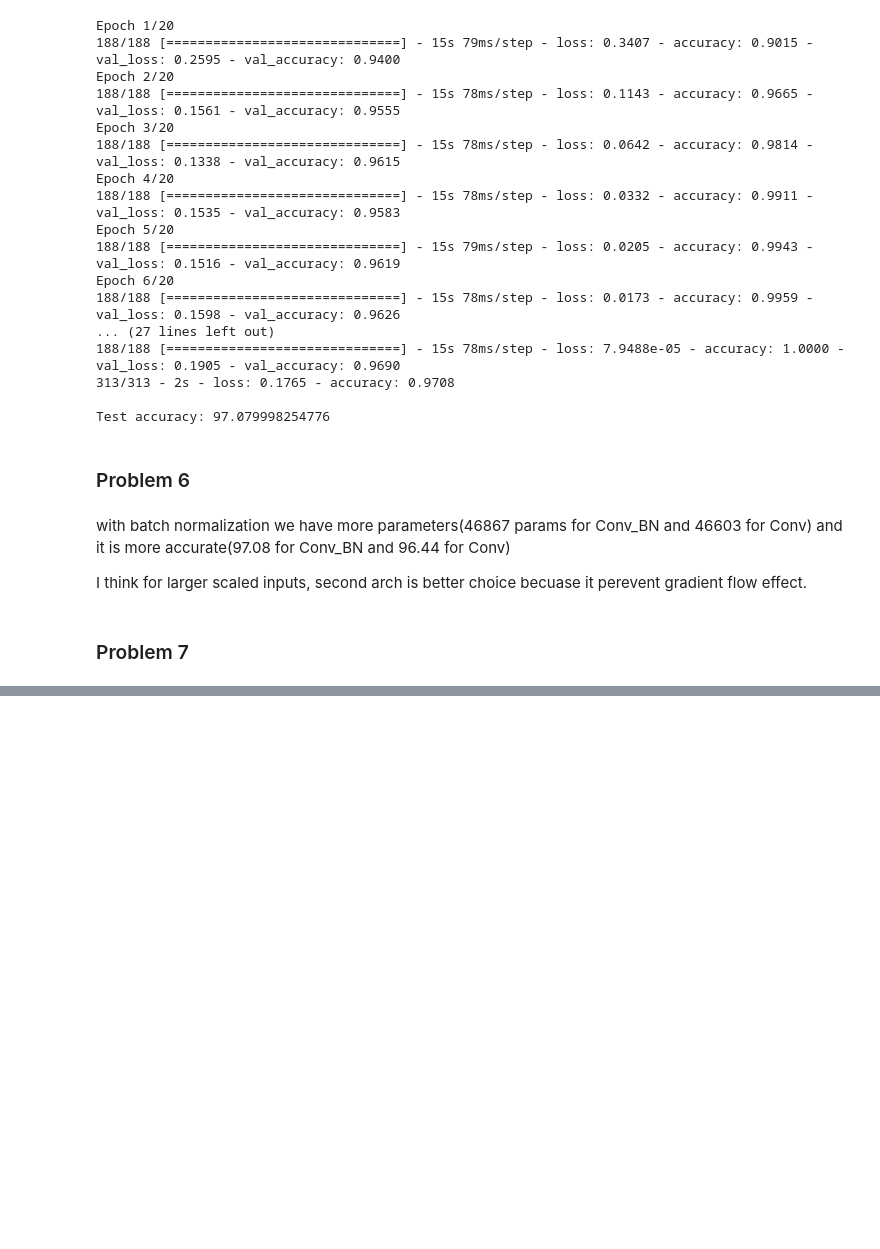
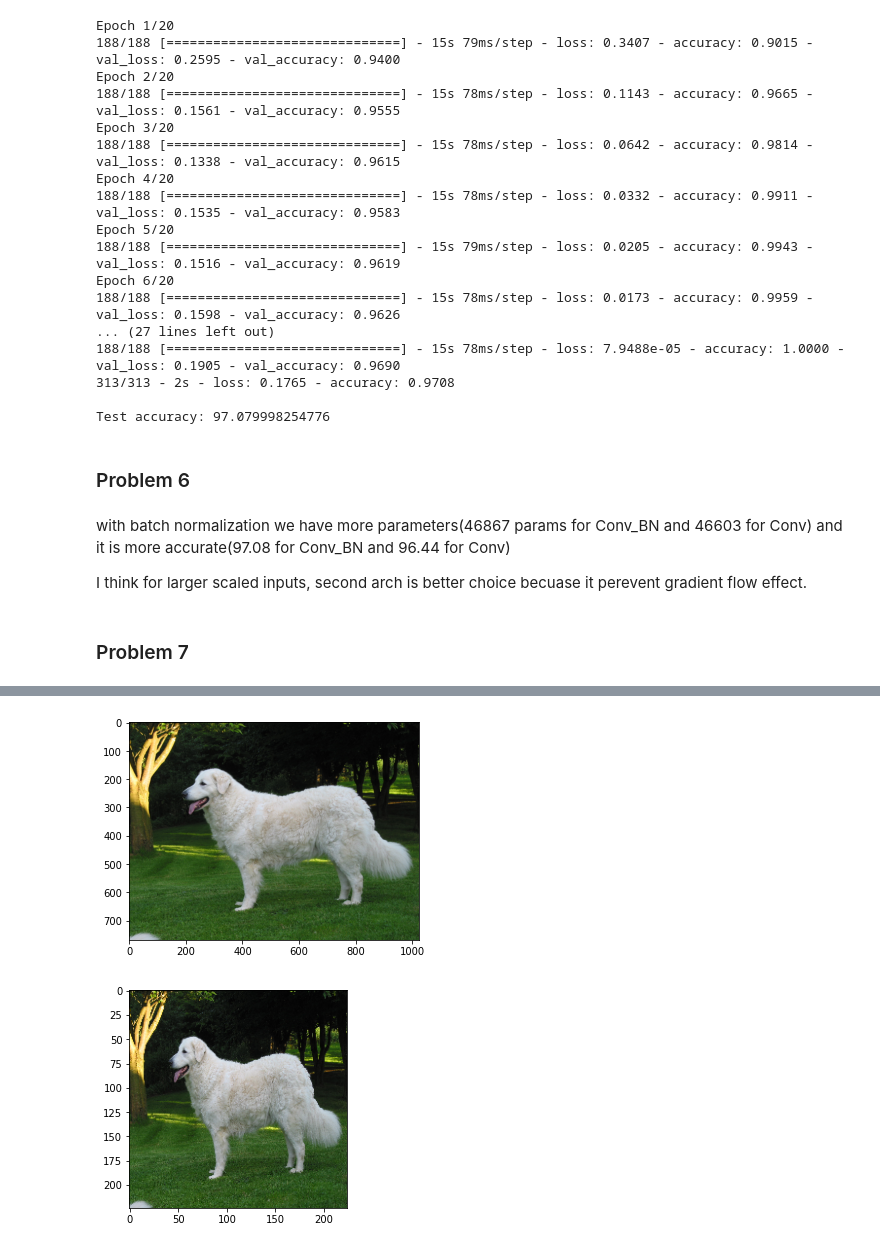
Before and after one commit to MohammadRaziei/Deep-Learning-Cource, a Jupyter notebook: HW02.ipynb, the cells around one changed output, grey strips where cells are left out. Drawn from its saved outputs; the diff is of its cells as text; code cells hidden in the pictures; blank space fills up the shorter version.

```diff
--- a/HW02.ipynb
+++ b/HW02.ipynb
@@ -481,0 +494,14 @@ I think for larger scaled inputs, second arch is better choice becuase it pereve
+# %%
+import matplotlib.pyplot as plt
+import matplotlib.image as mpimg
+import cv2
+
+image_raw = mpimg.imread('imagenet-sample-images/n02104029_kuvasz.JPEG')
+plt.imshow(image_raw)
+plt.show()
+image = cv2.resize(image_raw, (224,224), interpolation=cv2.INTER_CUBIC)
+plt.imshow(image)
+plt.show()
+# %% [output]
+[figure, added]
+[figure, added]
```
Also changed, not shown: parts of 18 cells of this notebook.
